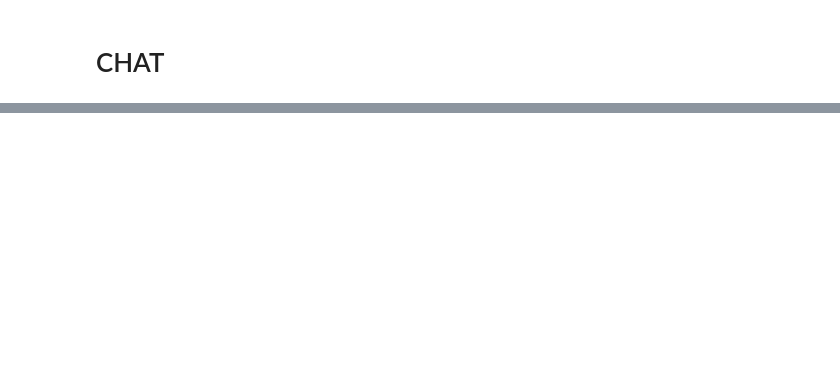
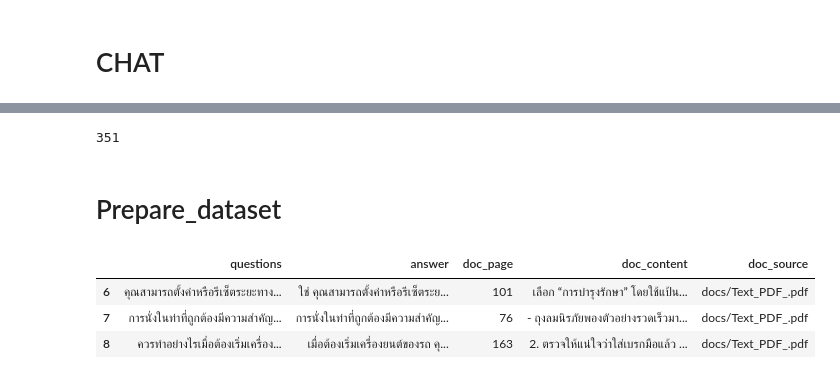
Before and after one commit to HikariJadeEmpire/PDF_Chatbot_ByChatGPT, a Jupyter notebook: llm_experiment.ipynb, the cells around one changed output, grey strips where cells are left out. Drawn from its saved outputs; the diff is of its cells as text; code cells hidden in the pictures; blank space fills up the shorter version.

```diff
--- a/llm_experiment.ipynb
+++ b/llm_experiment.ipynb
@@ -98,0 +124,4 @@ Content : แผงหน้าปัดและอุปกรณ์ควบ
+# %%
+((result['source_documents'])[0].metadata)['page']+1
+# %% [output]
+351
@@ -98,0 +130,13 @@ Content : แผงหน้าปัดและอุปกรณ์ควบ
+# %% [markdown]
+# Prepare_dataset
+# %%
+import pandas as pd
+
+df = pd.read_csv("~/Documents/DATAScience/TextAnalytics/Chatbot_LLM/rerank_dataset.csv", index_col=0)
+
+df.tail(3)
+# %% [output]
+|  | questions | answer | doc_page | doc_content | doc_source |
+| 6 | คุณสามารถตั้งค่าหรือรีเซ็ตระยะทาง... | ใช่ คุณสามารถตั้งค่าหรือรีเซ็ตระย... | 101 | เลือก “การบํารุงรักษา” โดยใช้แป้น... | docs/Text_PDF_.pdf |
+| 7 | การนั่งในท่าที่ถูกต้องมีความสำคัญ... | การนั่งในท่าที่ถูกต้องมีความสำคัญ... | 76 | - ถุงลมนิรภัยพองตัวอย่างรวดเร็วมา... | docs/Text_PDF_.pdf |
+| 8 | ควรทำอย่างไรเมื่อต้องเริ่มเครื่อง... | เมื่อต้องเริ่มเครื่องยนต์ของรถ คุ... | 163 | 2. ตรวจให้แน่ใจว่าใส่เบรกมือแล้ว ... | docs/Text_PDF_.pdf |
```
Also changed, not shown: parts of 18 cells of this notebook, 1 other file.
